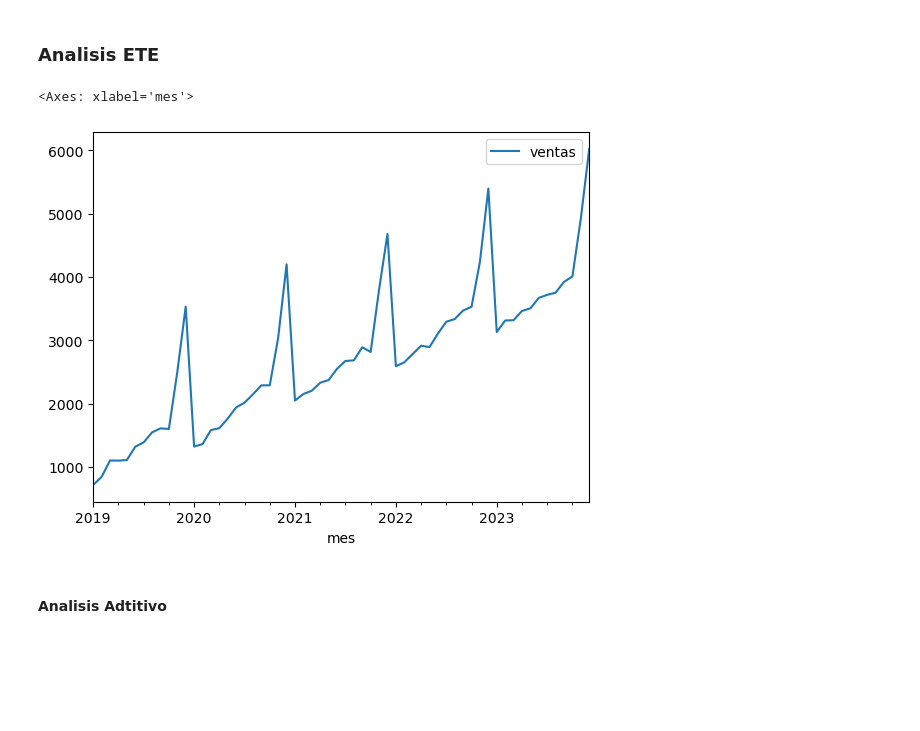
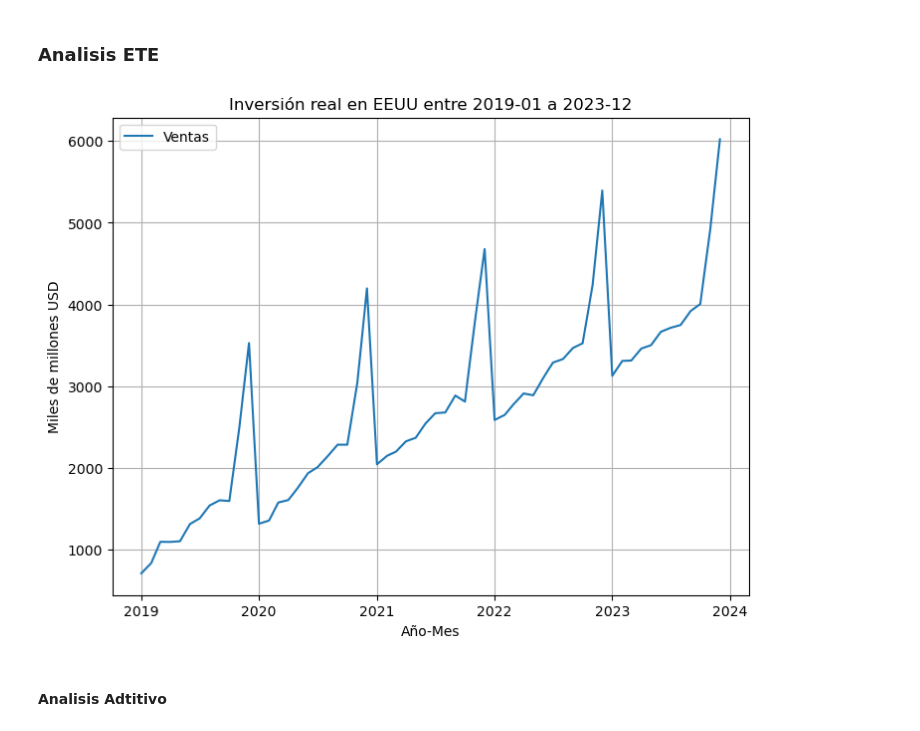
Before and after one commit to dparedes616/Series-de-Tiempo, a Jupyter notebook: Proyectos/jugeteria.ipynb, the cells around one changed output. Saved outputs shown, nothing was run; the diff lists cells and outputs as text; code cells hidden in the pictures; blank space fills up the shorter version.

```diff
--- a/Proyectos/jugeteria.ipynb
+++ b/Proyectos/jugeteria.ipynb
@@ -64,8 +64,15 @@ df_jugeteria.head()
 | 2019-05-01 | 1107 |
 # %% [markdown]
 ### Analisis ETE
-# %%
-df_jugeteria.plot()
-# %% [output]
-<Axes: xlabel='mes'>
-[figure, removed]
+# %%
+grafico_ventas = plt.figure()
+ax = grafico_ventas.add_axes([0,0,1,1])
+ax.plot(df_jugeteria["ventas"], label="Ventas")
+ax.set_title("Inversión real en EEUU entre 2019-01 a 2023-12")
+ax.set_xlabel("Año-Mes")
+ax.set_ylabel("Miles de millones USD")
+ax.legend(loc='best')
+ax.grid(True)
+plt.show()
+# %% [output]
+[figure, added]
```
Also changed, not shown: parts of 2 cells of this notebook, 1 other file.
